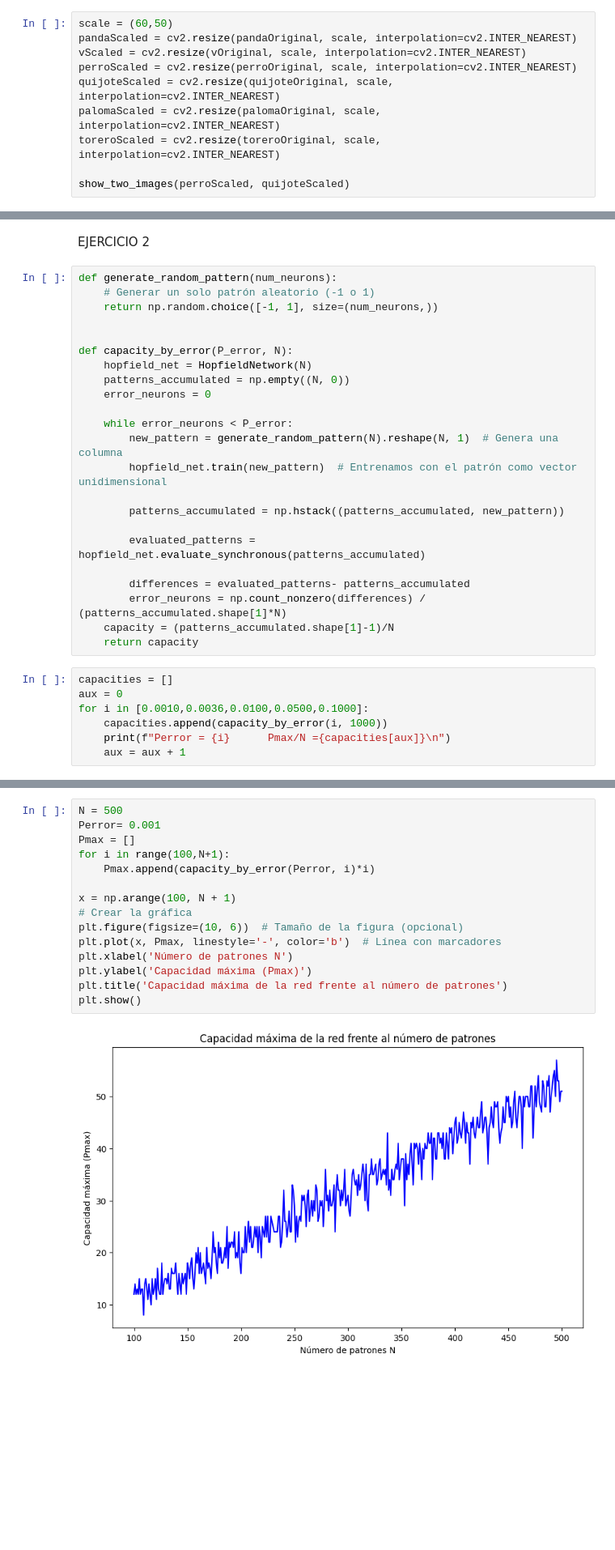
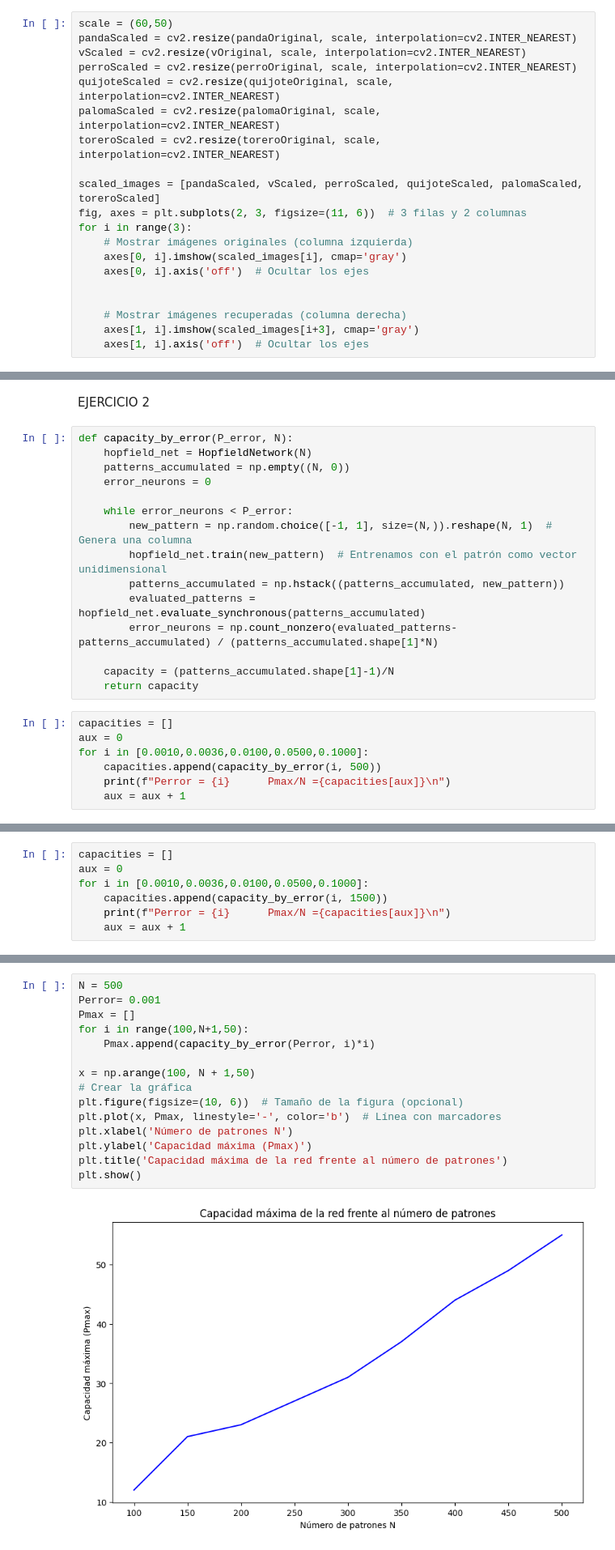
Before and after one commit to Milidoni0cris/Redes-Neuronales, a Jupyter notebook: TP1/TP1_RedesNeuronales.ipynb, the cells around one changed output, grey strips where cells are left out. Shown at 81% size. Saved outputs shown, nothing was run; the diff lists cells and outputs as text; blank space fills up the shorter version.

```diff
--- a/TP1/TP1_RedesNeuronales.ipynb
+++ b/TP1/TP1_RedesNeuronales.ipynb
@@ -450,5 +521,15 @@ quijoteScaled = cv2.resize(quijoteOriginal, scale, interpolation=cv2.INTER_NEARE
 palomaScaled = cv2.resize(palomaOriginal, scale, interpolation=cv2.INTER_NEAREST)
 toreroScaled = cv2.resize(toreroOriginal, scale, interpolation=cv2.INTER_NEAREST)
 
-show_two_images(perroScaled, quijoteScaled)
+scaled_images = [pandaScaled, vScaled, perroScaled, quijoteScaled, palomaScaled, toreroScaled]
+fig, axes = plt.subplots(2, 3, figsize=(11, 6))  # 3 filas y 2 columnas
+for i in range(3):
+    # Mostrar imágenes originales (columna izquierda)
+    axes[0, i].imshow(scaled_images[i], cmap='gray')
+    axes[0, i].axis('off')  # Ocultar los ejes
+
+
+    # Mostrar imágenes recuperadas (columna derecha)
+    axes[1, i].imshow(scaled_images[i+3], cmap='gray')
+    axes[1, i].axis('off')  # Ocultar los ejes
 # %% [output]
@@ -494,33 +575,25 @@ for i in [pandaScaled, palomaScaled, perroScaled, toreroScaled, quijoteScaled, v
 # %% [markdown]
 EJERCICIO 2
 # %%
-def generate_random_pattern(num_neurons):
-    # Generar un solo patrón aleatorio (-1 o 1)
-    return np.random.choice([-1, 1], size=(num_neurons,))
-
-
 def capacity_by_error(P_error, N):
     hopfield_net = HopfieldNetwork(N)
     patterns_accumulated = np.empty((N, 0))
     error_neurons = 0
 
     while error_neurons < P_error:
-        new_pattern = generate_random_pattern(N).reshape(N, 1)  # Genera una columna
+        new_pattern = np.random.choice([-1, 1], size=(N,)).reshape(N, 1)  # Genera una columna
         hopfield_net.train(new_pattern)  # Entrenamos con el patrón como vector unidimensional
+        patterns_accumulated = np.hstack((patterns_accumulated, new_pattern))
+        evaluated_patterns = hopfield_net.evaluate_synchronous(patterns_accumulated)
+        error_neurons = np.count_nonzero(evaluated_patterns- patterns_accumulated) / (patterns_accumulated.shape[1]*N)
 
-        patterns_accumulated = np.hstack((patterns_accumulated, new_pattern))
-
-        evaluated_patterns = hopfield_net.evaluate_synchronous(patterns_accumulated)
-
-        differences = evaluated_patterns- patterns_accumulated
-        error_neurons = np.count_nonzero(differences) / (patterns_accumulated.shape[1]*N)
     capacity = (patterns_accumulated.shape[1]-1)/N
     return capacity
 # %%
 capacities = []
 aux = 0
 for i in [0.0010,0.0036,0.0100,0.0500,0.1000]:
-    capacities.append(capacity_by_error(i, 1000))
+    capacities.append(capacity_by_error(i, 500))
     print(f"Perror = {i}      Pmax/N ={capacities[aux]}\n")
     aux = aux + 1
 # %% [output]
@@ -535,0 +609,7 @@ Perror = 0.1      Pmax/N =0.61
+# %%
+capacities = []
+aux = 0
+for i in [0.0010,0.0036,0.0100,0.0500,0.1000]:
+    capacities.append(capacity_by_error(i, 1500))
+    print(f"Perror = {i}      Pmax/N ={capacities[aux]}\n")
+    aux = aux + 1
@@ -536,20 +626,20 @@ Perror = 0.1      Pmax/N =0.61
 # %%
 N = 500
 Perror= 0.001
 Pmax = []
-for i in range(100,N+1):
+for i in range(100,N+1,50):
     Pmax.append(capacity_by_error(Perror, i)*i)
 
-x = np.arange(100, N + 1)
+x = np.arange(100, N + 1,50)
 # Crear la gráfica
 plt.figure(figsize=(10, 6))  # Tamaño de la figura (opcional)
 plt.plot(x, Pmax, linestyle='-', color='b')  # Línea con marcadores
 plt.xlabel('Número de patrones N')
 plt.ylabel('Capacidad máxima (Pmax)')
 plt.title('Capacidad máxima de la red frente al número de patrones')
 plt.show()
 # %% [output]
-[figure, old version]
+[figure, new version]
 # %%
 def generate_correlated_patterns_bernoulli(base_pattern, correlation, num_patterns):
     """
```
Also changed, not shown: parts of 31 cells of this notebook, 7 other files.
